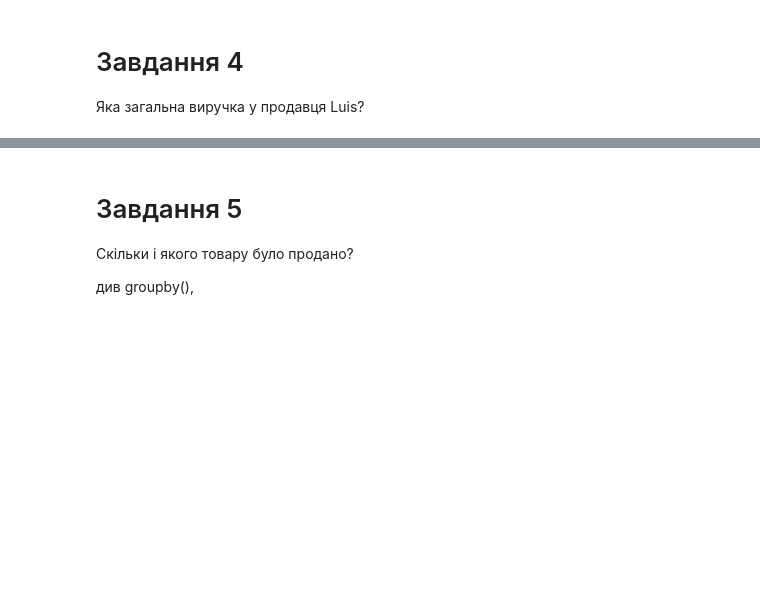
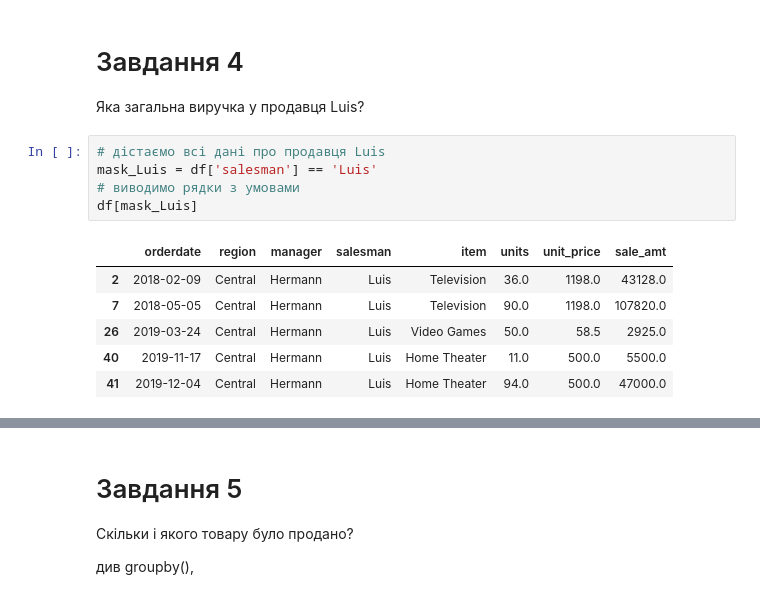
Before and after one commit to ValeriiSlynko/IT-STEP-Practice, a Jupyter notebook: Practice_Pandas/HmWrk1_Pandas(sales_equipment).ipynb, the cells around one changed output, grey strips where cells are left out. Drawn from its saved outputs; the diff is of its cells as text; blank space fills up the shorter version.

```diff
--- a/Practice_Pandas/HmWrk1_Pandas(sales_equipment).ipynb
+++ b/Practice_Pandas/HmWrk1_Pandas(sales_equipment).ipynb
@@ -77,3 +104,15 @@ df
 # %% [markdown]
 # Завдання 4
 Яка загальна виручка у продавця Luis?
+# %%
+# дістаємо всі дані про продавця Luis
+mask_Luis = df['salesman'] == 'Luis'
+# виводимо рядки з умовами
+df[mask_Luis]
+# %% [output]
+|  | orderdate | region | manager | salesman | item | units | unit_price | sale_amt |
+| 2 | 2018-02-09 | Central | Hermann | Luis | Television | 36.0 | 1198.0 | 43128.0 |
+| 7 | 2018-05-05 | Central | Hermann | Luis | Television | 90.0 | 1198.0 | 107820.0 |
+| 26 | 2019-03-24 | Central | Hermann | Luis | Video Games | 50.0 | 58.5 | 2925.0 |
+| 40 | 2019-11-17 | Central | Hermann | Luis | Home Theater | 11.0 | 500.0 | 5500.0 |
+| 41 | 2019-12-04 | Central | Hermann | Luis | Home Theater | 94.0 | 500.0 | 47000.0 |
```
Also changed, not shown: parts of 3 cells of this notebook.
